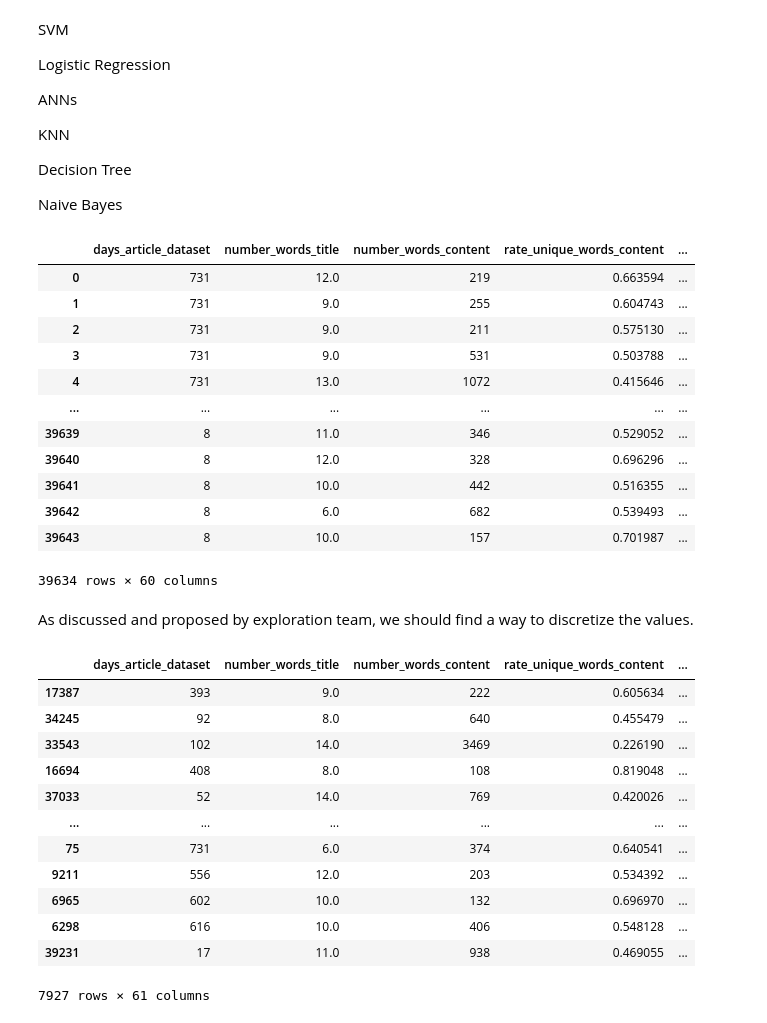
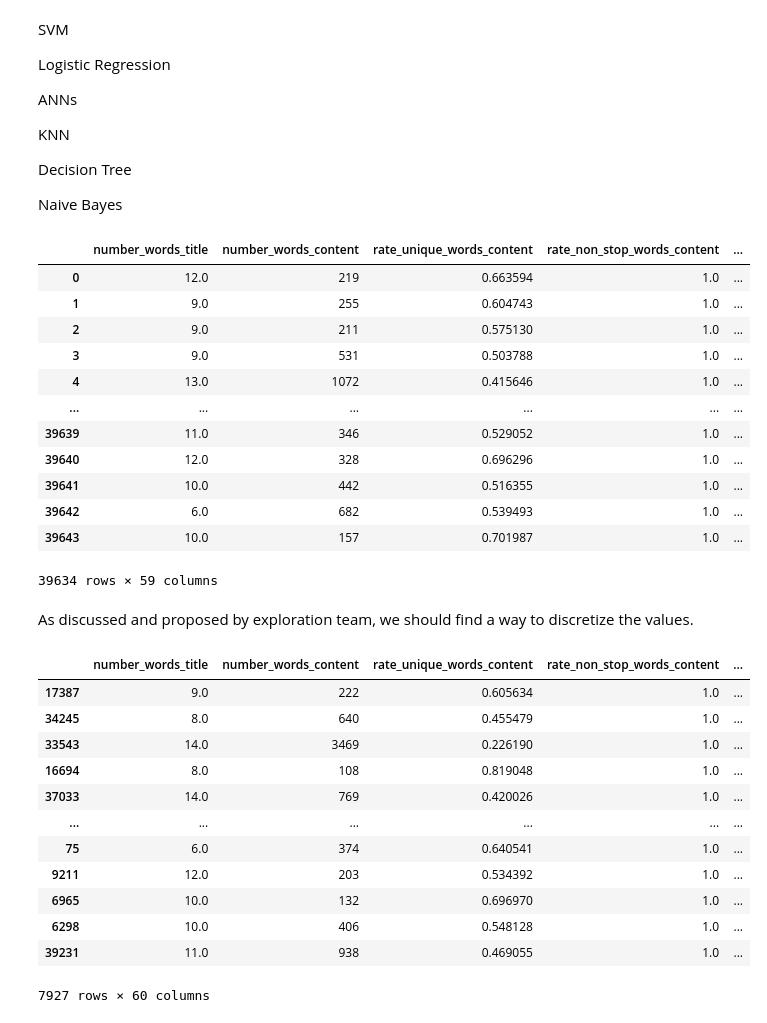
Before and after one commit to proohit/trends-in-ds-team1, a Jupyter notebook: population_basemodel.ipynb, the cells around one changed output. Drawn from its saved outputs; the diff is of its cells as text; code cells hidden in the pictures.

```diff
--- a/population_basemodel.ipynb
+++ b/population_basemodel.ipynb
@@ -13,23 +13,23 @@ Naive Bayes
 # %%
 from datasets import popularity_dataset
 import pandas as pd
-popularity_data = popularity_dataset().dropna()
+popularity_data = popularity_dataset().dropna().drop('days_article_dataset', axis=1)
 
 display(popularity_data)
 # %% [output]
-|  | days_article_dataset | number_words_title | number_words_content | rate_unique_words_content | ... |
-| 0 | 731 | 12.0 | 219 | 0.663594 | ... |
-| 1 | 731 | 9.0 | 255 | 0.604743 | ... |
-| 2 | 731 | 9.0 | 211 | 0.575130 | ... |
-| 3 | 731 | 9.0 | 531 | 0.503788 | ... |
-| 4 | 731 | 13.0 | 1072 | 0.415646 | ... |
+|  | number_words_title | number_words_content | rate_unique_words_content | rate_non_stop_words_content | ... |
+| 0 | 12.0 | 219 | 0.663594 | 1.0 | ... |
+| 1 | 9.0 | 255 | 0.604743 | 1.0 | ... |
+| 2 | 9.0 | 211 | 0.575130 | 1.0 | ... |
+| 3 | 9.0 | 531 | 0.503788 | 1.0 | ... |
+| 4 | 13.0 | 1072 | 0.415646 | 1.0 | ... |
 | ... | ... | ... | ... | ... | ... |
-| 39639 | 8 | 11.0 | 346 | 0.529052 | ... |
-| 39640 | 8 | 12.0 | 328 | 0.696296 | ... |
-| 39641 | 8 | 10.0 | 442 | 0.516355 | ... |
-| 39642 | 8 | 6.0 | 682 | 0.539493 | ... |
-| 39643 | 8 | 10.0 | 157 | 0.701987 | ... |
+| 39639 | 11.0 | 346 | 0.529052 | 1.0 | ... |
+| 39640 | 12.0 | 328 | 0.696296 | 1.0 | ... |
+| 39641 | 10.0 | 442 | 0.516355 | 1.0 | ... |
+| 39642 | 6.0 | 682 | 0.539493 | 1.0 | ... |
+| 39643 | 10.0 | 157 | 0.701987 | 1.0 | ... |
-39634 rows × 60 columns
+39634 rows × 59 columns
 # %%
 # median = popularity_data.median()[' shares']
 # display(median)
@@ -62,19 +62,19 @@ from datasets import get_class_for_value
 data['share_class'] = data.apply(lambda row: get_class_for_value(row[' shares'], classes_cutpoints, classes), axis=1)
 display(data)
 # %% [output]
-|  | days_article_dataset | number_words_title | number_words_content | rate_unique_words_content | ... |
-| 17387 | 393 | 9.0 | 222 | 0.605634 | ... |
-| 34245 | 92 | 8.0 | 640 | 0.455479 | ... |
-| 33543 | 102 | 14.0 | 3469 | 0.226190 | ... |
-| 16694 | 408 | 8.0 | 108 | 0.819048 | ... |
-| 37033 | 52 | 14.0 | 769 | 0.420026 | ... |
+|  | number_words_title | number_words_content | rate_unique_words_content | rate_non_stop_words_content | ... |
+| 17387 | 9.0 | 222 | 0.605634 | 1.0 | ... |
+| 34245 | 8.0 | 640 | 0.455479 | 1.0 | ... |
+| 33543 | 14.0 | 3469 | 0.226190 | 1.0 | ... |
+| 16694 | 8.0 | 108 | 0.819048 | 1.0 | ... |
+| 37033 | 14.0 | 769 | 0.420026 | 1.0 | ... |
 | ... | ... | ... | ... | ... | ... |
-| 75 | 731 | 6.0 | 374 | 0.640541 | ... |
-| 9211 | 556 | 12.0 | 203 | 0.534392 | ... |
-| 6965 | 602 | 10.0 | 132 | 0.696970 | ... |
-| 6298 | 616 | 10.0 | 406 | 0.548128 | ... |
-| 39231 | 17 | 11.0 | 938 | 0.469055 | ... |
+| 75 | 6.0 | 374 | 0.640541 | 1.0 | ... |
+| 9211 | 12.0 | 203 | 0.534392 | 1.0 | ... |
+| 6965 | 10.0 | 132 | 0.696970 | 1.0 | ... |
+| 6298 | 10.0 | 406 | 0.548128 | 1.0 | ... |
+| 39231 | 11.0 | 938 | 0.469055 | 1.0 | ... |
-7927 rows × 61 columns
+7927 rows × 60 columns
 # %%
 from sklearn.preprocessing import KBinsDiscretizer
 import pandas as pd
```
Also changed, not shown: parts of 4 cells of this notebook, 3 other files.
